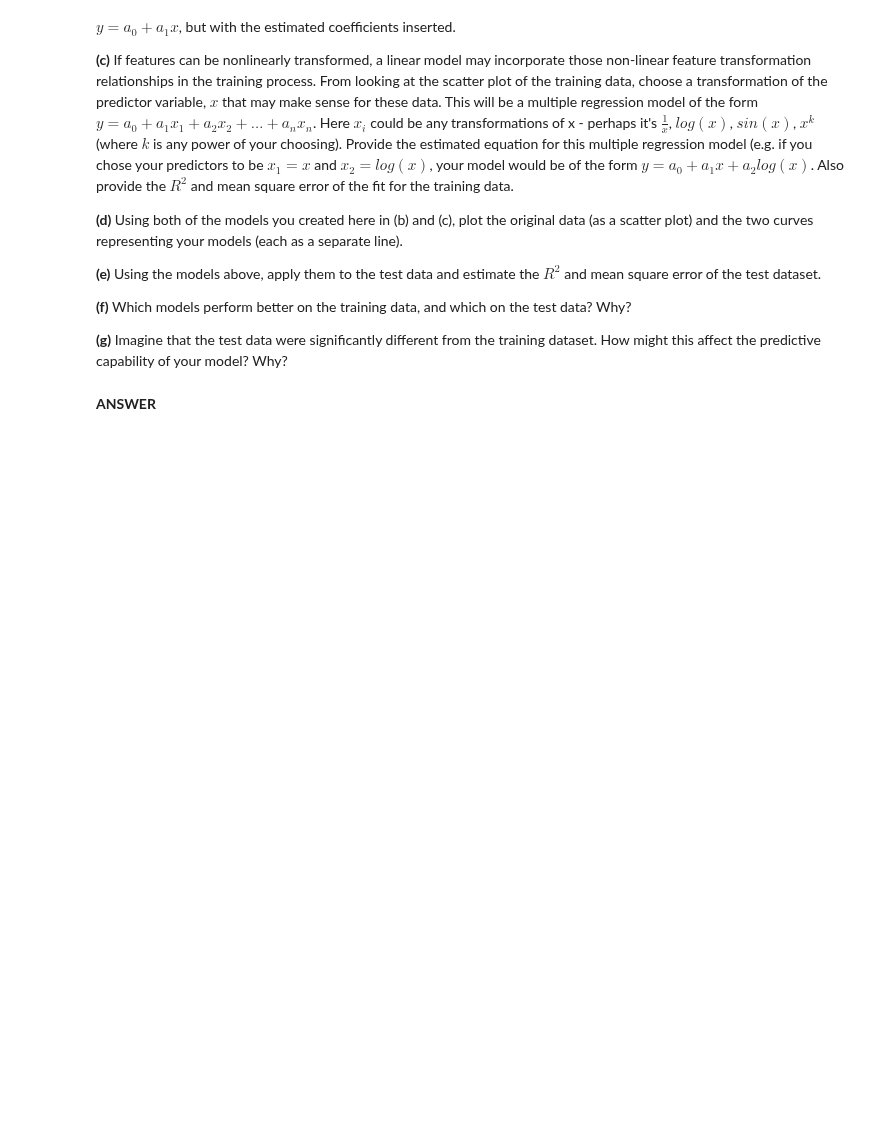
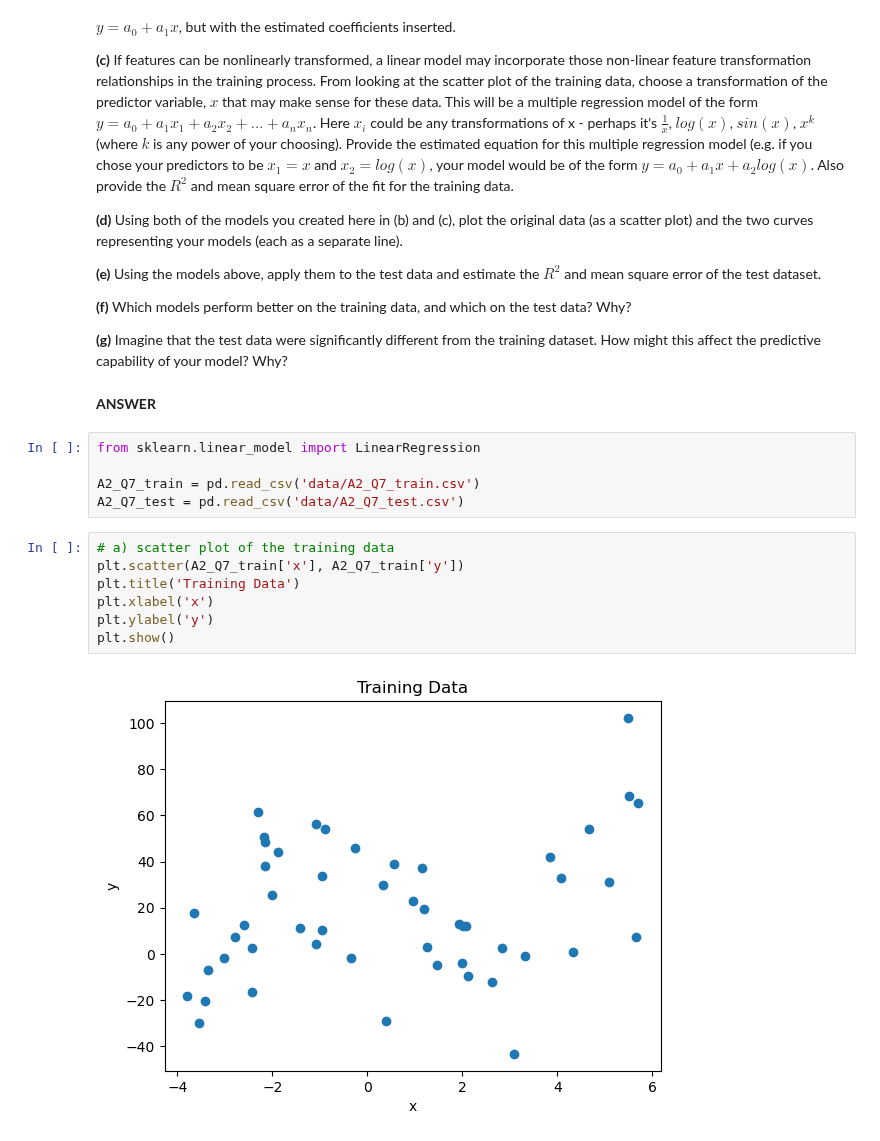
Before and after one commit to cake-dev/machine_learning_class, a Jupyter notebook: assignments/Assignment_2.ipynb, the cells around one changed output. Saved outputs shown, nothing was run; the diff lists cells and outputs as text; blank space fills up the shorter version.

```diff
--- a/assignments/Assignment_2.ipynb
+++ b/assignments/Assignment_2.ipynb
@@ -373,3 +386,17 @@ plt.show()
 **(g)** Imagine that the test data were significantly different from the training dataset. How might this affect the predictive capability of your model? Why?
 # %% [markdown]
 **ANSWER**
+# %%
+from sklearn.linear_model import LinearRegression
+
+A2_Q7_train = pd.read_csv('data/A2_Q7_train.csv')
+A2_Q7_test = pd.read_csv('data/A2_Q7_test.csv')
+# %%
+# a) scatter plot of the training data
+plt.scatter(A2_Q7_train['x'], A2_Q7_train['y'])
+plt.title('Training Data')
+plt.xlabel('x')
+plt.ylabel('y')
+plt.show()
+# %% [output]
+[figure, added]
```
Also changed, not shown: parts of 7 cells of this notebook, 1 other file.
